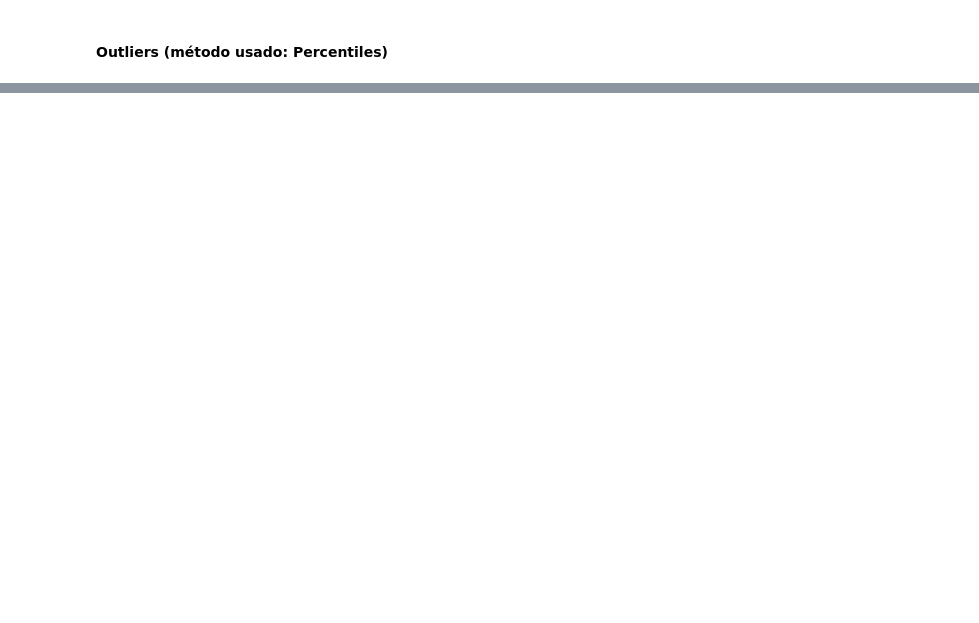
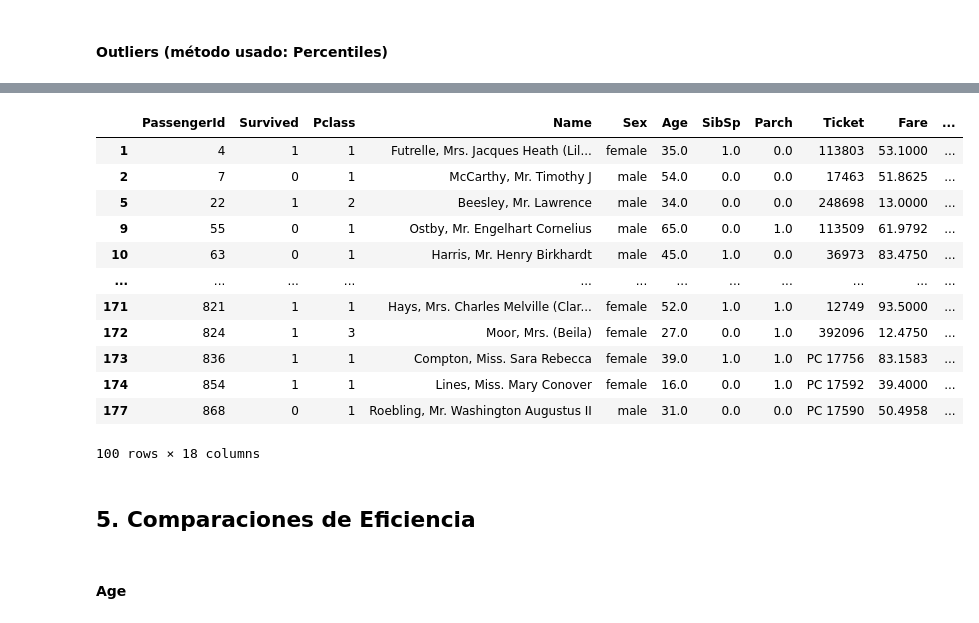
Before and after one commit to Daniel07816/DataWrangling-2022, a Jupyter notebook: Data_Engineer_Lab8/Script.ipynb, the cells around one changed output, grey strips where cells are left out. Drawn from its saved outputs; the diff is of its cells as text; code cells hidden in the pictures; blank space fills up the shorter version.

```diff
--- a/Data_Engineer_Lab8/Script.ipynb
+++ b/Data_Engineer_Lab8/Script.ipynb
@@ -387,0 +547,3 @@ comparativa
+# %%
+procesador = perc[(perc['Fare']>=pl) & (perc['Fare']<=pu)]
+procesador[['Fare']].describe()
@@ -387,0 +560,2 @@ comparativa
+# %%
+perc['Fare_drop'] = procesador['Fare']
@@ -387,0 +568,10 @@ comparativa
+# %%
+perc['Fare_pcv'] = np.where(
+    perc['Fare']<pl,
+    pl,
+    np.where(
+        perc['Fare']>pu,
+        pu,
+        perc['Fare']
+    )
+)
@@ -387,0 +596,20 @@ comparativa
+# %%
+perc
+# %% [output]
+|  | PassengerId | Survived | Pclass | Name | Sex | Age | SibSp | Parch | Ticket | Fare | ... |
+| 1 | 4 | 1 | 1 | Futrelle, Mrs. Jacques Heath (Lil... | female | 35.0 | 1.0 | 0.0 | 113803 | 53.1000 | ... |
+| 2 | 7 | 0 | 1 | McCarthy, Mr. Timothy J | male | 54.0 | 0.0 | 0.0 | 17463 | 51.8625 | ... |
+| 5 | 22 | 1 | 2 | Beesley, Mr. Lawrence | male | 34.0 | 0.0 | 0.0 | 248698 | 13.0000 | ... |
+| 9 | 55 | 0 | 1 | Ostby, Mr. Engelhart Cornelius | male | 65.0 | 0.0 | 1.0 | 113509 | 61.9792 | ... |
+| 10 | 63 | 0 | 1 | Harris, Mr. Henry Birkhardt | male | 45.0 | 1.0 | 0.0 | 36973 | 83.4750 | ... |
+| ... | ... | ... | ... | ... | ... | ... | ... | ... | ... | ... | ... |
+| 171 | 821 | 1 | 1 | Hays, Mrs. Charles Melville (Clar... | female | 52.0 | 1.0 | 1.0 | 12749 | 93.5000 | ... |
+| 172 | 824 | 1 | 3 | Moor, Mrs. (Beila) | female | 27.0 | 0.0 | 1.0 | 392096 | 12.4750 | ... |
+| 173 | 836 | 1 | 1 | Compton, Miss. Sara Rebecca | female | 39.0 | 1.0 | 1.0 | PC 17756 | 83.1583 | ... |
+| 174 | 854 | 1 | 1 | Lines, Miss. Mary Conover | female | 16.0 | 0.0 | 1.0 | PC 17592 | 39.4000 | ... |
+| 177 | 868 | 0 | 1 | Roebling, Mr. Washington Augustus II | male | 31.0 | 0.0 | 0.0 | PC 17590 | 50.4958 | ... |
+100 rows × 18 columns
+# %% [markdown]
+## 5. Comparaciones de Eficiencia
+# %% [markdown]
+#### Age
```
Also changed, not shown: parts of 30 cells of this notebook.
